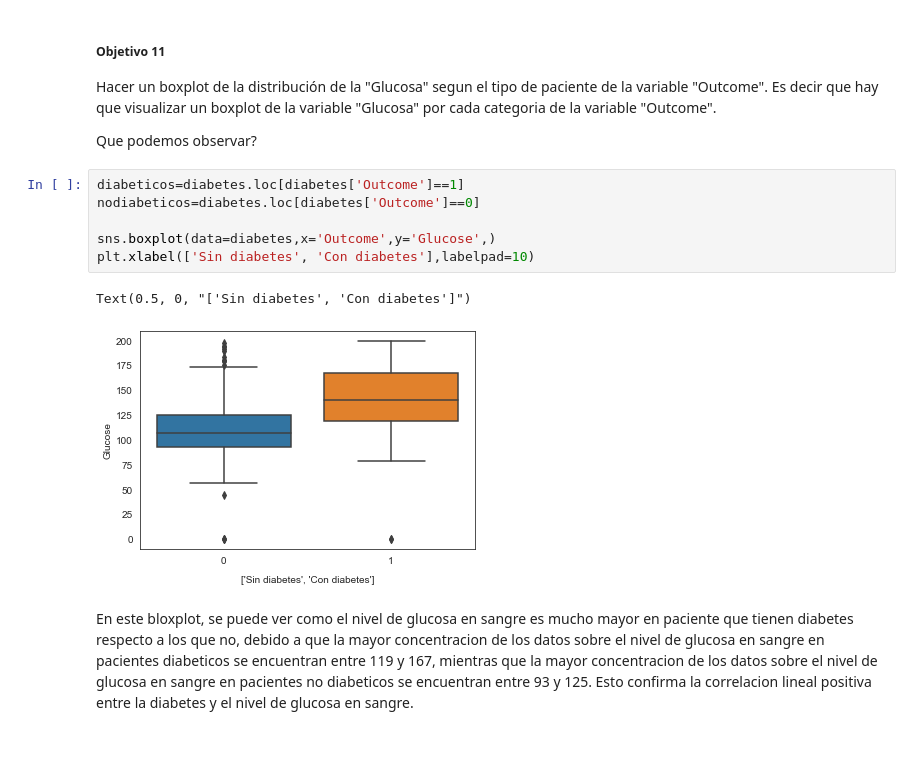
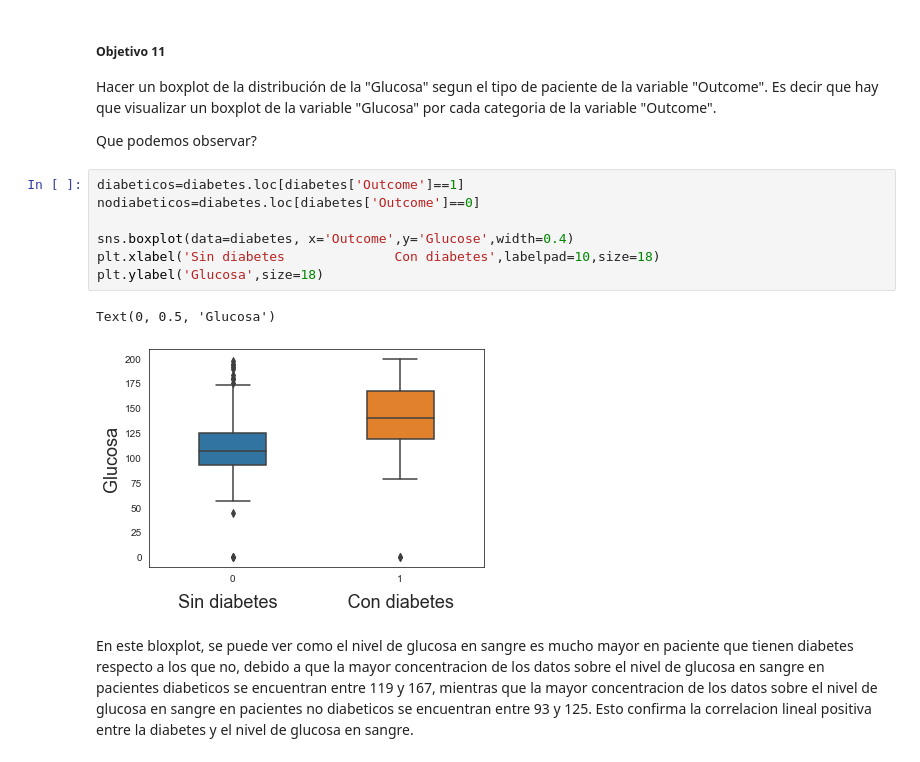
Before and after one commit to martinaiscar/data_science_utn_clusterai2022_middleprojects_aiscar, a Jupyter notebook: tp01/ClusterAI_TP1_EDA_martin_aiscar.ipynb, the cells around one changed output. Drawn from its saved outputs; the diff is of its cells as text.

```diff
--- a/tp01/ClusterAI_TP1_EDA_martin_aiscar.ipynb
+++ b/tp01/ClusterAI_TP1_EDA_martin_aiscar.ipynb
@@ -201,12 +206,13 @@ Que podemos observar?
 # %%
 diabeticos=diabetes.loc[diabetes['Outcome']==1]
 nodiabeticos=diabetes.loc[diabetes['Outcome']==0]
 
-sns.boxplot(data=diabetes,x='Outcome',y='Glucose',)
-plt.xlabel(['Sin diabetes', 'Con diabetes'],labelpad=10)
+sns.boxplot(data=diabetes, x='Outcome',y='Glucose',width=0.4)
+plt.xlabel('Sin diabetes              Con diabetes',labelpad=10,size=18)
+plt.ylabel('Glucosa',size=18)
 # %% [output]
-Text(0.5, 0, "['Sin diabetes', 'Con diabetes']")
+Text(0, 0.5, 'Glucosa')
-[figure, old version]
+[figure, new version]
 # %% [markdown]
 En este bloxplot, se puede ver como el nivel de glucosa en sangre es mucho mayor en paciente que tienen diabetes respecto a los que no, debido a que la mayor concentracion de los datos sobre el nivel de glucosa en sangre en pacientes diabeticos se encuentran entre 119 y 167, mientras que la mayor concentracion de los datos sobre el nivel de glucosa en sangre en pacientes no diabeticos se encuentran entre 93 y 125. Esto confirma la correlacion lineal positiva entre la diabetes y el nivel de glucosa en sangre.
 # %%
```
Also changed, not shown: parts of 8 cells of this notebook.
